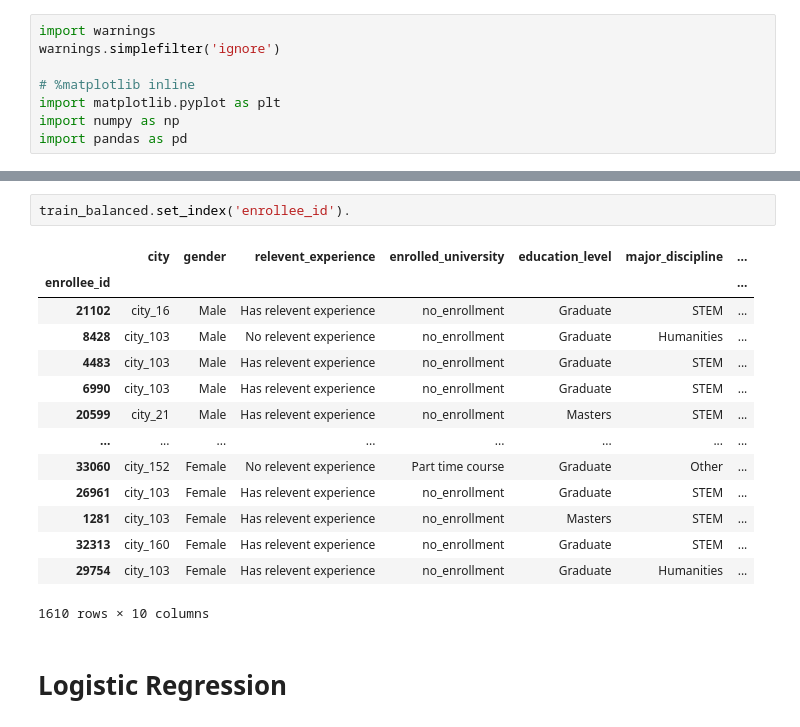
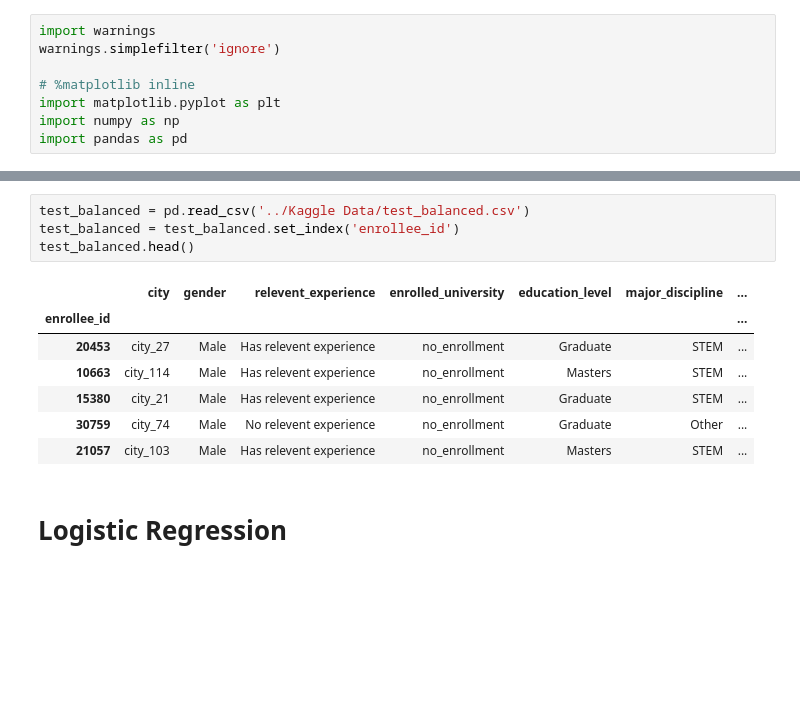
Before and after one commit to rarconaut/Project_3_Group_2, a Jupyter notebook: Rawaf/Project_3_Rawaf.ipynb, the cells around one changed output, grey strips where cells are left out. Saved outputs shown, nothing was run; the diff lists cells and outputs as text; blank space fills up the shorter version.

```diff
--- a/Rawaf/Project_3_Rawaf.ipynb
+++ b/Rawaf/Project_3_Rawaf.ipynb
@@ -23,20 +25,15 @@ train_balanced.head()
-# %%
-train_balanced.set_index('enrollee_id').
-# %% [output]
-|  | city | gender | relevent_experience | enrolled_university | education_level | major_discipline | ... |
-| enrollee_id |  |  |  |  |  |  | ... |
-| 21102 | city_16 | Male | Has relevent experience | no_enrollment | Graduate | STEM | ... |
-| 8428 | city_103 | Male | No relevent experience | no_enrollment | Graduate | Humanities | ... |
-| 4483 | city_103 | Male | Has relevent experience | no_enrollment | Graduate | STEM | ... |
-| 6990 | city_103 | Male | Has relevent experience | no_enrollment | Graduate | STEM | ... |
-| 20599 | city_21 | Male | Has relevent experience | no_enrollment | Masters | STEM | ... |
-| ... | ... | ... | ... | ... | ... | ... | ... |
-| 33060 | city_152 | Female | No relevent experience | Part time course | Graduate | Other | ... |
-| 26961 | city_103 | Female | Has relevent experience | no_enrollment | Graduate | STEM | ... |
-| 1281 | city_103 | Female | Has relevent experience | no_enrollment | Masters | STEM | ... |
-| 32313 | city_160 | Female | Has relevent experience | no_enrollment | Graduate | STEM | ... |
-| 29754 | city_103 | Female | Has relevent experience | no_enrollment | Graduate | Humanities | ... |
-1610 rows × 10 columns
+# %%
+test_balanced = pd.read_csv('../Kaggle Data/test_balanced.csv')
+test_balanced = test_balanced.set_index('enrollee_id')
+test_balanced.head()
+# %% [output]
+|  | city | gender | relevent_experience | enrolled_university | education_level | major_discipline | ... |
+| enrollee_id |  |  |  |  |  |  | ... |
+| 20453 | city_27 | Male | Has relevent experience | no_enrollment | Graduate | STEM | ... |
+| 10663 | city_114 | Male | Has relevent experience | no_enrollment | Masters | STEM | ... |
+| 15380 | city_21 | Male | Has relevent experience | no_enrollment | Graduate | STEM | ... |
+| 30759 | city_74 | Male | No relevent experience | no_enrollment | Graduate | Other | ... |
+| 21057 | city_103 | Male | Has relevent experience | no_enrollment | Masters | STEM | ... |
 # %% [markdown]
 # Logistic Regression
 # %% [markdown]
```
Also changed, not shown: parts of 14 cells of this notebook, 1 other file.
